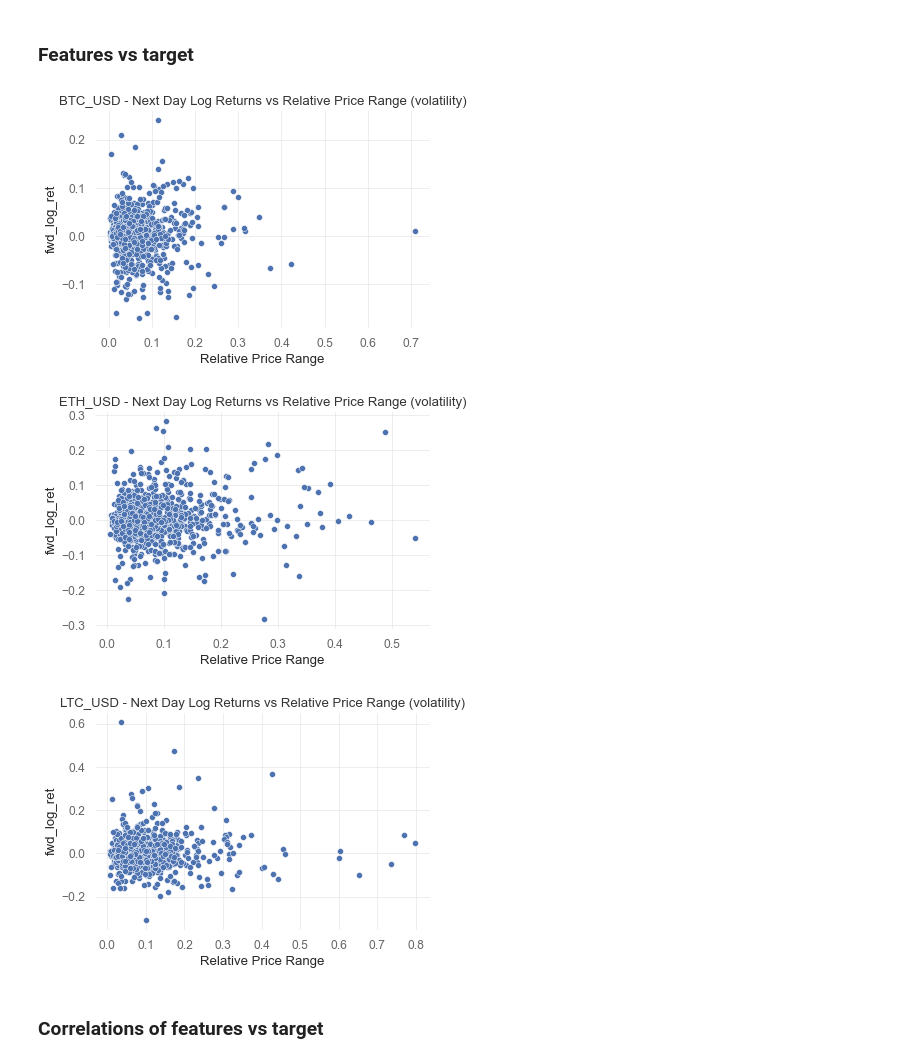
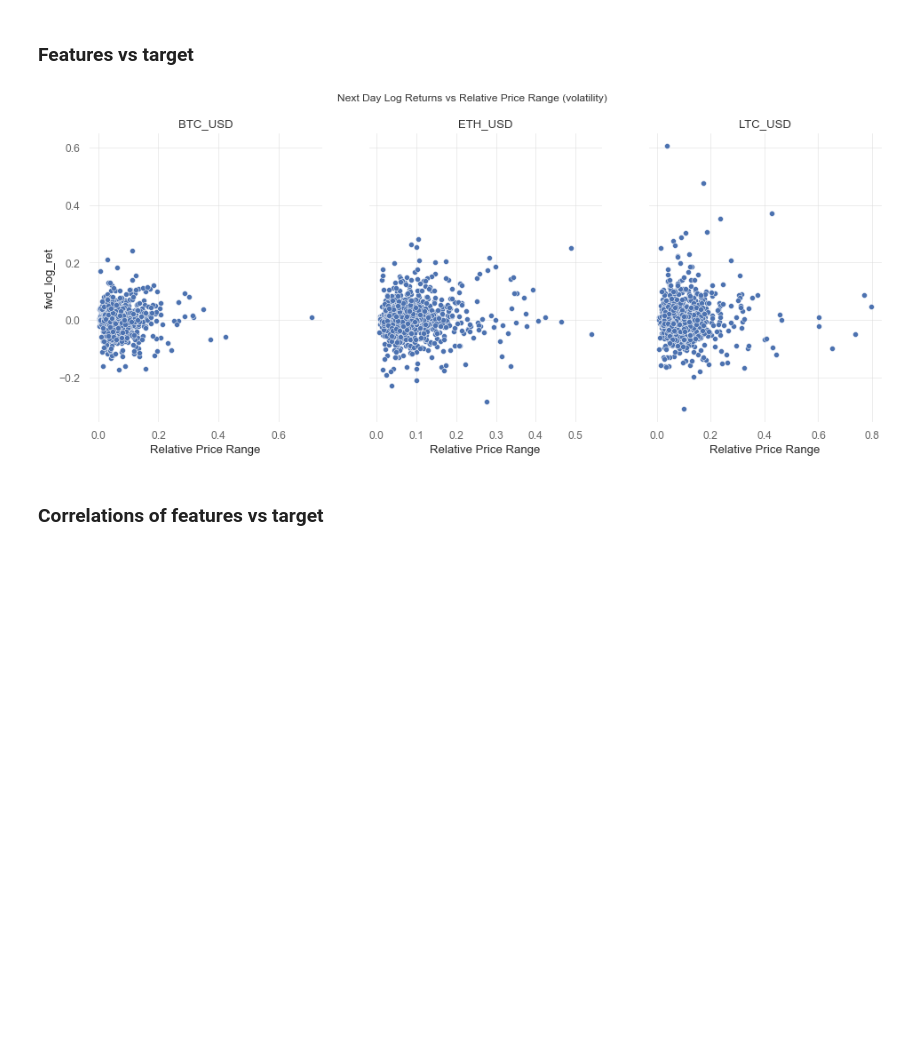
Before and after one commit to jesse-d-marder/crypto-forecast, a Jupyter notebook: predict_crypto.ipynb, the cells around one changed output. Saved outputs shown, nothing was run; the diff lists cells and outputs as text; code cells hidden in the pictures; blank space fills up the shorter version.

```diff
--- a/predict_crypto.ipynb
+++ b/predict_crypto.ipynb
@@ -60,12 +57,17 @@ Corrected eth low data for 2017-06-21
 # %%
 split_data = prepare.split_datasets(prepared_data, 0.5, 0.3)
 # %%
-for k in split_data.keys():
+fig, ax = plt.subplots(1,3, figsize=(18,8))
+for i, k in enumerate(split_data.keys()):
     train, validate, test = split_data[k]
-    train.close.plot(label='train')
-    validate.close.plot(label='validate')
-    test.close.plot(label='test')
-    plt.title(f'{k} Daily Close Price')
-    plt.legend()
-    plt.show()
+    train.close.plot(label='train', ax=ax[i])
+    validate.close.plot(label='validate', ax=ax[i])
+    test.close.plot(label='test', ax=ax[i])
+    ax[i].set_title(f'{k}')
+    ax[i].grid(False)
+    ax[i].set_xlabel('Date')
+plt.legend()
+fig.supylabel('Close Price', fontsize = 18)
+
+None
 # %% [output]
@@ -234,16 +234,17 @@ LTC_USD
 # %% [markdown]
 ### Features vs target
 # %%
-for key in split_data.keys():
+figure, ax = plt.subplots(1,3, sharey = True, sharex= False, figsize = (16, 6))
+
+for i,key in enumerate(split_data.keys()):
     train, _, _ = split_data[key]
-    sns.scatterplot(train.RR, train.fwd_log_ret)
-    plt.title(f'{key} - Next Day Log Returns vs Relative Price Range (volatility)')
-    plt.xlabel('Relative Price Range')
-    plt.show()
+    sns.scatterplot(train.RR, train.fwd_log_ret, ax = ax[i])
+    ax[i].set_title(f'{key}')
+    ax[i].set_xlabel('Relative Price Range')
+    plt.suptitle('Next Day Log Returns vs Relative Price Range (volatility)')
+    # plt.show()
 # %% [output]
-[figure, old version]
+[figure, new version]
-[figure, removed]
-[figure, removed]
 # %% [markdown]
 ### Correlations of features vs target
 # %%
```
Also changed, not shown: parts of 25 cells of this notebook, 1 other file.
